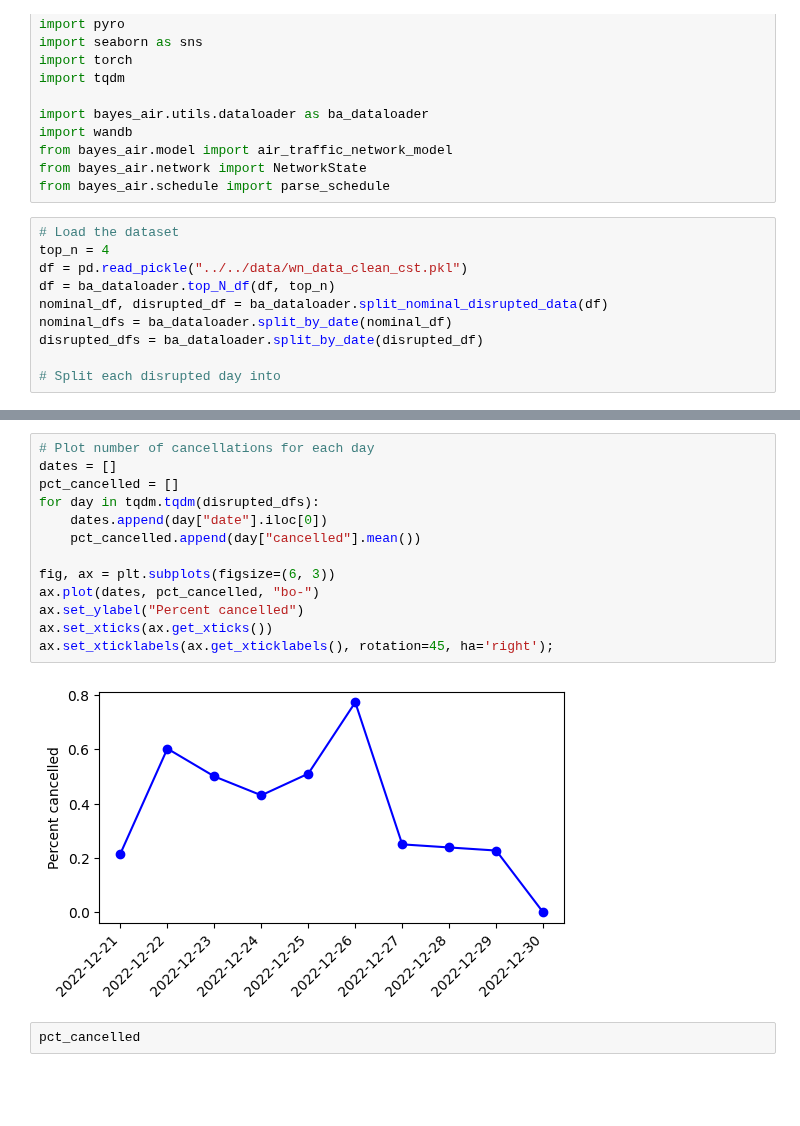
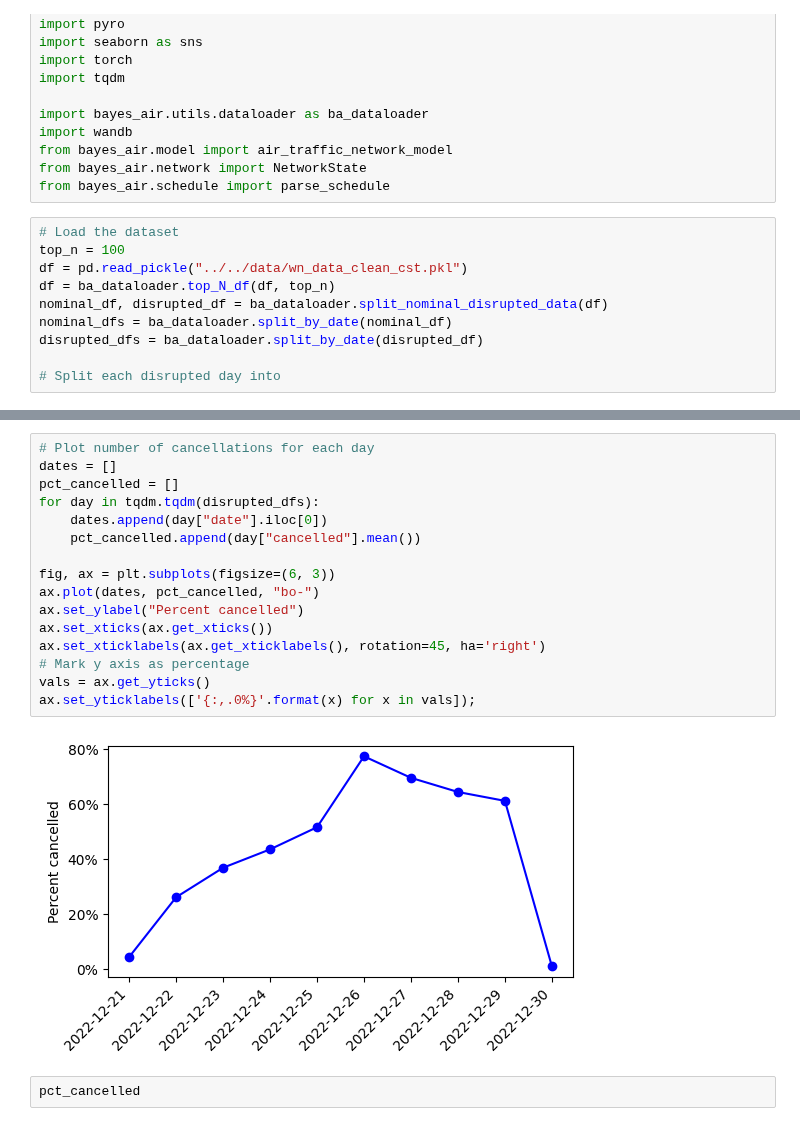
Before and after one commit to dawsonc/BayesAir, a Jupyter notebook: scripts/notebooks/wn_exploratory.ipynb, the cells around one changed output, grey strips where cells are left out. Drawn from its saved outputs; the diff is of its cells as text; blank space fills up the shorter version.

Commit message:
Update plots

```diff
--- a/scripts/notebooks/wn_exploratory.ipynb
+++ b/scripts/notebooks/wn_exploratory.ipynb
@@ -19,7 +19,7 @@ from bayes_air.network import NetworkState
 from bayes_air.schedule import parse_schedule
 # %%
 # Load the dataset
-top_n = 4
+top_n = 100
 df = pd.read_pickle("../../data/wn_data_clean_cst.pkl")
 df = ba_dataloader.top_N_df(df, top_n)
 nominal_df, disrupted_df = ba_dataloader.split_nominal_disrupted_data(df)
@@ -124,18 +128,21 @@ for i, pair in enumerate(od_pairs):
 # %%
 # Plot number of cancellations for each day
 dates = []
 pct_cancelled = []
 for day in tqdm.tqdm(disrupted_dfs):
     dates.append(day["date"].iloc[0])
     pct_cancelled.append(day["cancelled"].mean())
 
 fig, ax = plt.subplots(figsize=(6, 3))
 ax.plot(dates, pct_cancelled, "bo-")
 ax.set_ylabel("Percent cancelled")
 ax.set_xticks(ax.get_xticks())
-ax.set_xticklabels(ax.get_xticklabels(), rotation=45, ha='right');
+ax.set_xticklabels(ax.get_xticklabels(), rotation=45, ha='right')
+# Mark y axis as percentage
+vals = ax.get_yticks()
+ax.set_yticklabels(['{:,.0%}'.format(x) for x in vals]);
 # %% [output]
-[figure, old version]
+[figure, new version]
 # %%
 pct_cancelled
 # %% [output]
```
Also changed, not shown: parts of 4 cells of this notebook, 1 other file.
